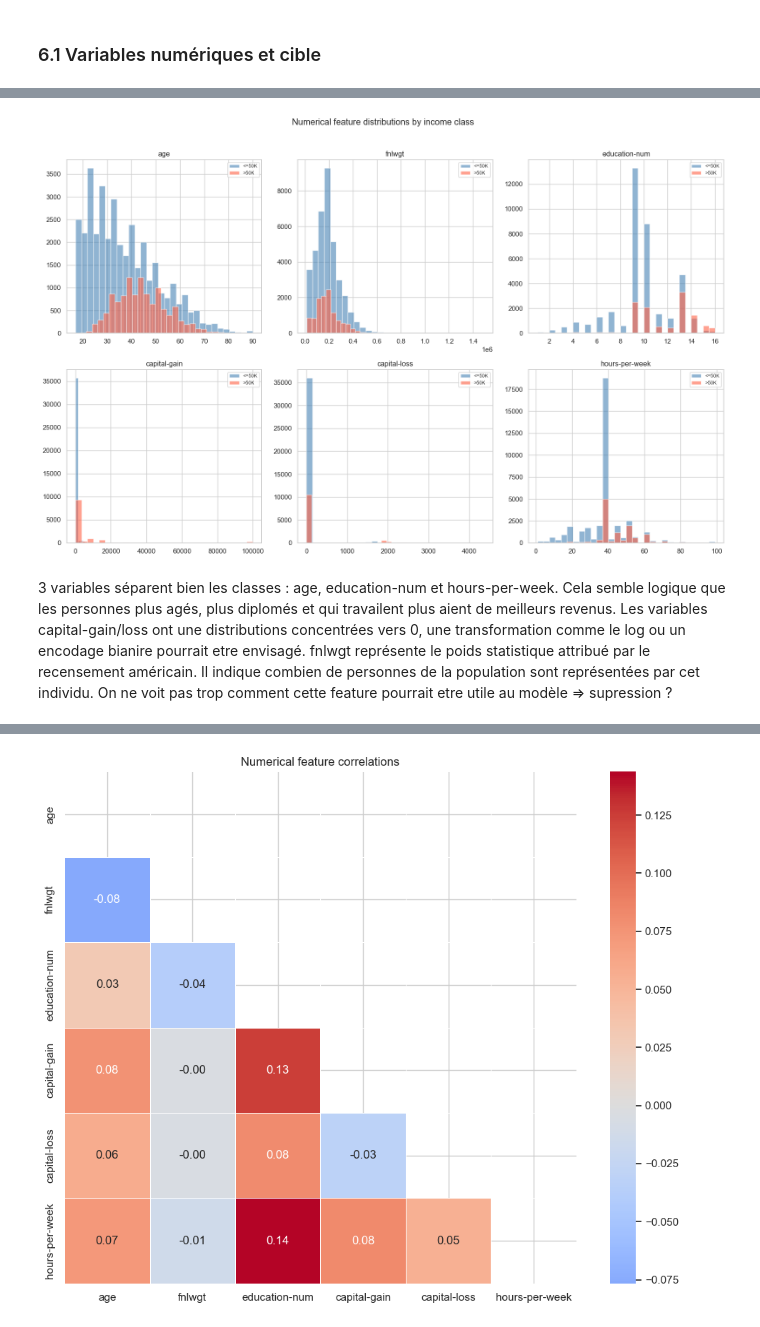
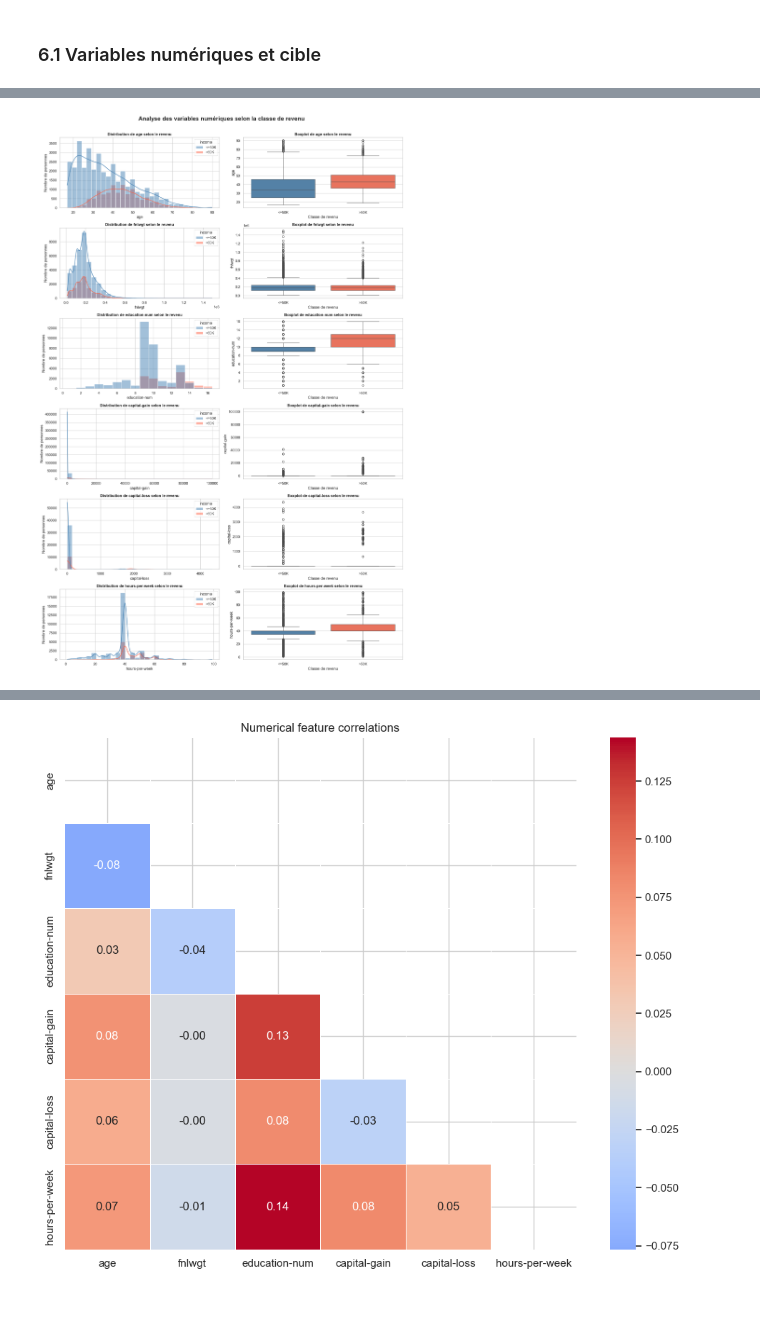
Before and after one commit to Madianou/UCI-Classification-model-project-, a Jupyter notebook: notebooks/eda.ipynb, the cells around one changed output, grey strips where cells are left out. Drawn from its saved outputs; the diff is of its cells as text; code cells hidden in the pictures.

```diff
--- a/notebooks/eda.ipynb
+++ b/notebooks/eda.ipynb
@@ -370,10 +427,5 @@ Nous pensons que les variables catégorielles dont le nombre de modalités dépa
 # %%
-eda.plot_numerical_distributions()
+eda.plot_numerical_bivariate()
 plt.show()
 # %% [output]
-[figure, old version]
+[figure, new version]
-# %% [markdown]
-
-3 variables séparent bien les classes : age, education-num et hours-per-week. Cela semble logique que les personnes plus agés, plus diplomés et qui travailent plus aient de meilleurs revenus.
-Les variables capital-gain/loss ont une distributions concentrées vers 0, une transformation comme le log ou un encodage bianire pourrait etre envisagé.
-fnlwgt représente le poids statistique attribué par le recensement américain. Il indique combien de personnes de la population sont représentées par cet individu. On ne voit pas trop comment cette feature pourrait etre utile au modèle => supression ?
```
Also changed, not shown: parts of 45 cells of this notebook, 3 other files.
